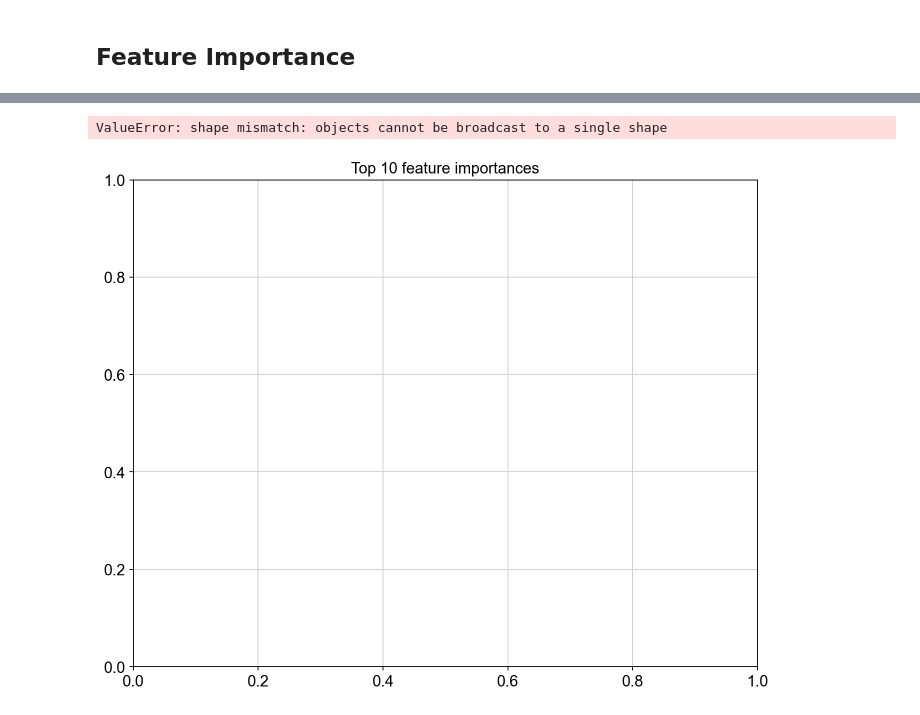
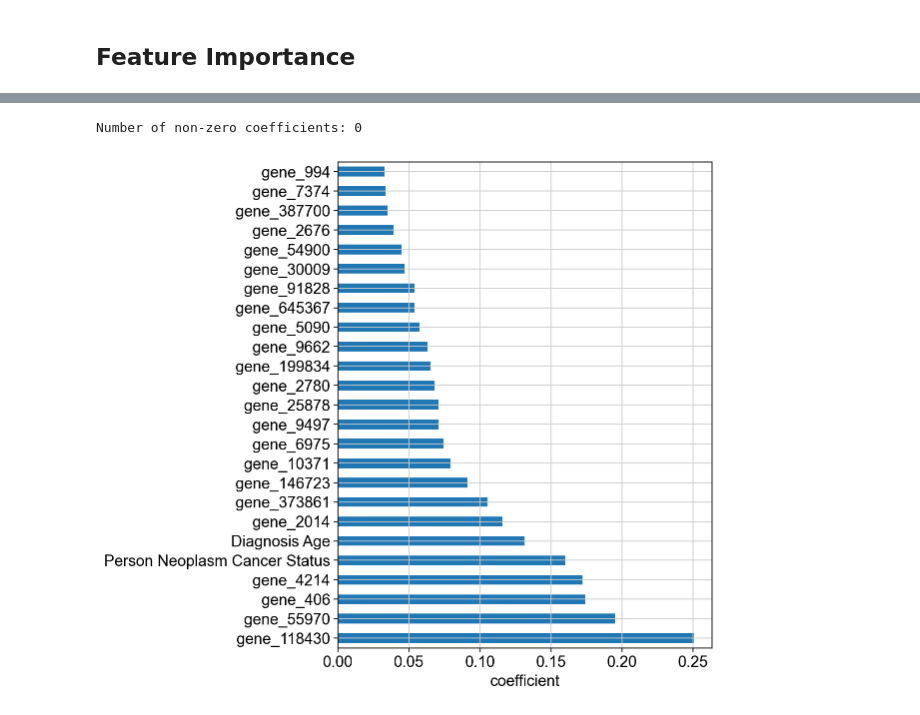
Before and after one commit to qmss5052/msk-2023, a Jupyter notebook: Survival analysis_ede2110.ipynb, the cells around one changed output, grey strips where cells are left out. Drawn from its saved outputs; the diff is of its cells as text; code cells hidden in the pictures.

```diff
--- a/Survival analysis_ede2110.ipynb
+++ b/Survival analysis_ede2110.ipynb
@@ -355,14 +355,16 @@ y = StandardScaler().fit_transform(y)
 
 
 X = df_ML.drop(var, axis=1).reset_index(drop=True)
-X = X.drop(['Progress Free Survival (Months)', 'Months of disease-specific survival'], axis=1).reset_index(drop=True) # should not be predictors
+X = X.drop(['Progress Free Survival (Months)', 'Months of disease-specific survival',
+            'Overall Survival Status', 'Disease-specific Survival status', 'Progression Free Status'],
+            axis=1).reset_index(drop=True) # should not be predictors
 
 
 X_train, X_test, y_train, y_test = train_test_split(
     X, y, random_state=42)
 # %%
 # We create the preprocessing pipelines for both numeric and categorical data.
-if encoding == True:
+if interpret == True:
     categorical_features = ['Race Category']
 else:
     categorical_features = ['Race Category', 'Sex','Person Neoplasm Cancer Status', 'Prior Diagnosis',
@@ -385,15 +387,24 @@ categorical_transformer = Pipeline(steps=[
     ('onehot', OneHotEncoder(handle_unknown='ignore'))])
 
 # final preprocessor object set up with ColumnTransformer
-preprocessor = ColumnTransformer(
+if interpret == True:
+    preprocessor = ColumnTransformer(
     transformers=[
         ('num', numeric_transformer, numeric_features),
-        ('cat', categorical_transformer, categorical_features)
         ]
         )
+    preprocess=preprocessor.fit(X_train.drop(categorical_features, axis=1).reset_index(drop=True))
+else:
 
-#Fit your preprocessor object
-preprocess=preprocessor.fit(X_train)
+    preprocessor = ColumnTransformer(
+        transformers=[
+            ('num', numeric_transformer, numeric_features),
+            ('cat', categorical_transformer, categorical_features)
+            ]
+            )
+
+    #Fit your preprocessor object
+    preprocess=preprocessor.fit(X_train)
 # %%
 X_train = preprocess.transform(X_train)
 X_test = preprocess.transform(X_test)
@@ -480,8 +473,20 @@ array([[ 0.        ,  0.        ,  0.        , ...,  0.04936057,
-# %%
-# Plot top 10 feature importances
-plt.figure(figsize=(10, 8))
-plt.title("Top 10 feature importances")
-plt.bar(range(10), feature_coefs[sorted_idx[:10]])
-# %% [output]
-ValueError: shape mismatch: objects cannot be broadcast to a single shape
-[figure, removed]
+# %%
+coefs = pd.DataFrame(
+    cox_elastic_net.coef_,
+    index=X.drop('Race Category', axis=1).columns,
+    columns=np.round(cox_elastic_net.alphas_, 5)
+)
+# %%
+non_zero = np.sum(coefs.iloc[:, 0] != 0)
+print("Number of non-zero coefficients: {}".format(non_zero))
+
+non_zero_coefs = coefs.query("index != 0")
+coef_order = non_zero_coefs.abs().index
+
+_, ax = plt.subplots(figsize=(6, 8))
+non_zero_coefs.loc[coef_order].iloc[:,-1].nlargest(25).plot.barh(ax=ax, legend=False)
+ax.set_xlabel("coefficient")
+ax.grid(True)
+# %% [output]
+Number of non-zero coefficients: 0
+[figure, added]
```
Also changed, not shown: parts of 13 cells of this notebook, 1 other file.
